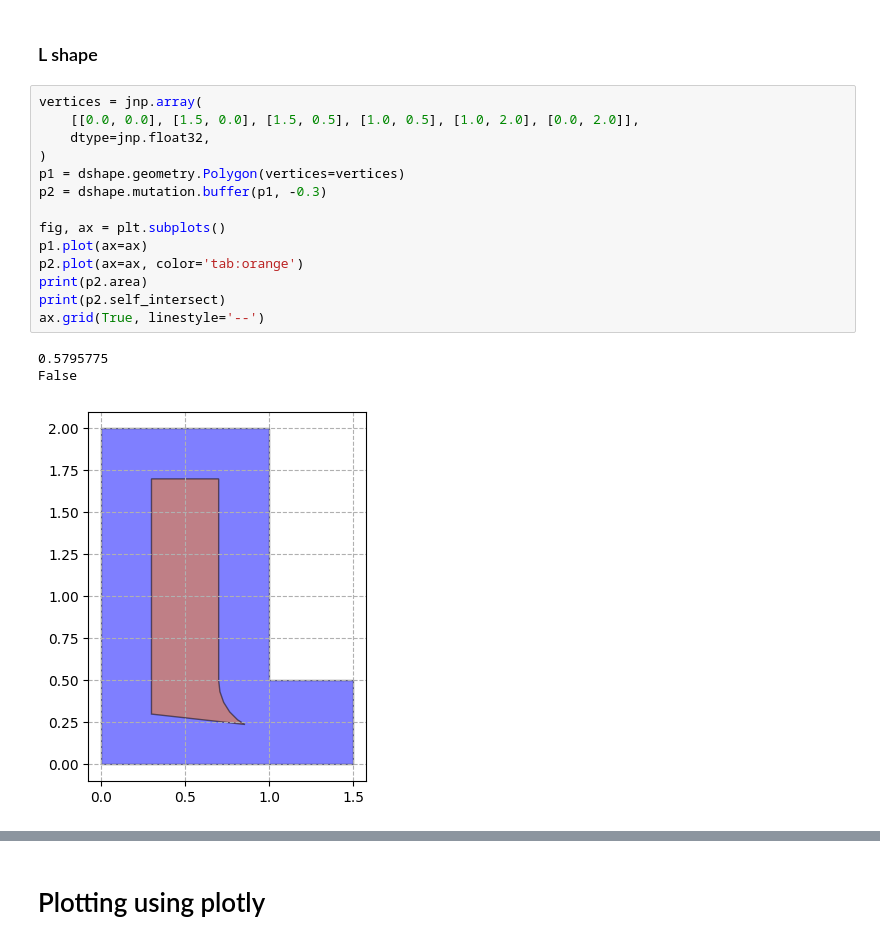
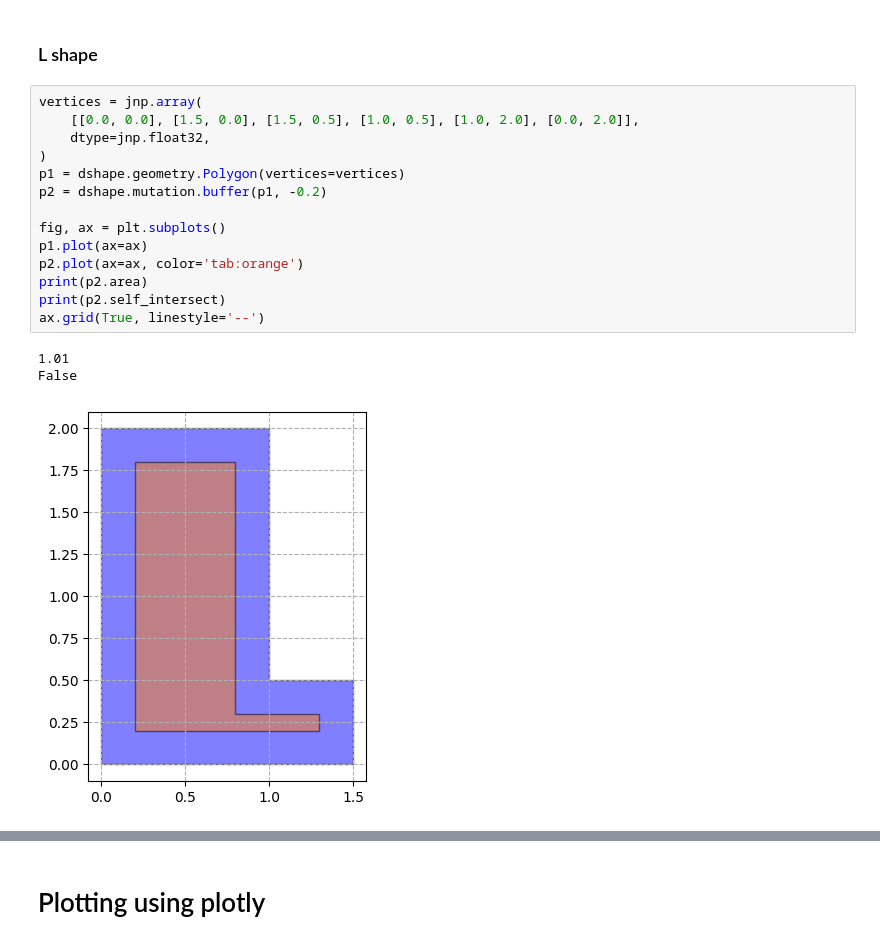
Before and after one commit to seekjim20/dshape, a Jupyter notebook: ipynb/playground.ipynb, the cells around one changed output, grey strips where cells are left out. Cells and saved outputs as stored; diff of their text form.

Commit message:
fix: address polygon buffer erosion issues with reflex angles by improving segment stitching with inverted mask filtering.

```diff
--- a/ipynb/playground.ipynb
+++ b/ipynb/playground.ipynb
@@ -149,18 +153,18 @@ Text(0.5, 1.0, 'Erosion')
 # %%
 vertices = jnp.array(
     [[0.0, 0.0], [1.5, 0.0], [1.5, 0.5], [1.0, 0.5], [1.0, 2.0], [0.0, 2.0]],
     dtype=jnp.float32,
 )
 p1 = dshape.geometry.Polygon(vertices=vertices)
-p2 = dshape.mutation.buffer(p1, -0.3)
+p2 = dshape.mutation.buffer(p1, -0.2)
 
 fig, ax = plt.subplots()
 p1.plot(ax=ax)
 p2.plot(ax=ax, color='tab:orange')
 print(p2.area)
 print(p2.self_intersect)
 ax.grid(True, linestyle='--')
 # %% [output]
-0.5795775
+1.01
 False
-[figure, old version]
+[figure, new version]
```
Also changed, not shown: parts of 3 cells of this notebook, 2 other files.
